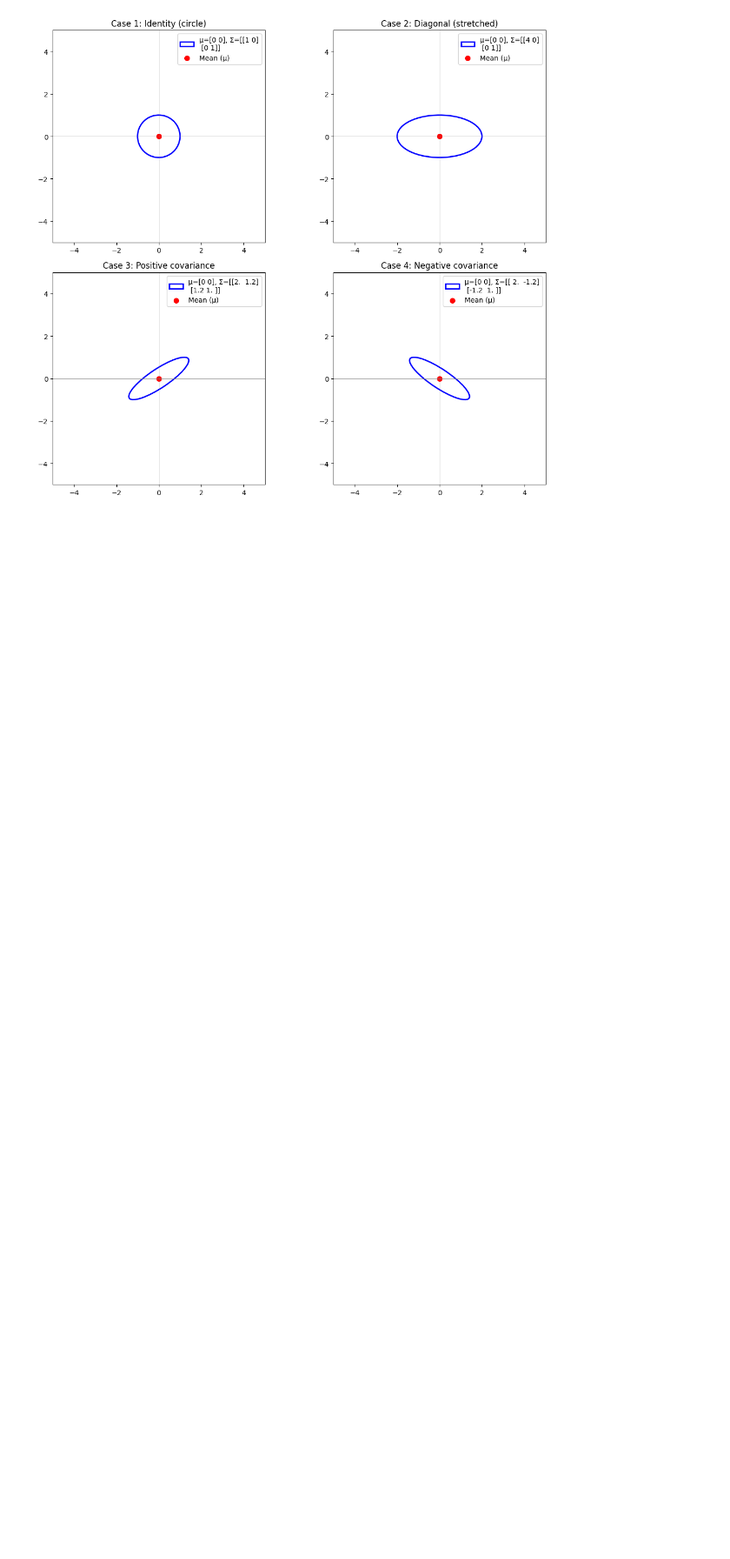
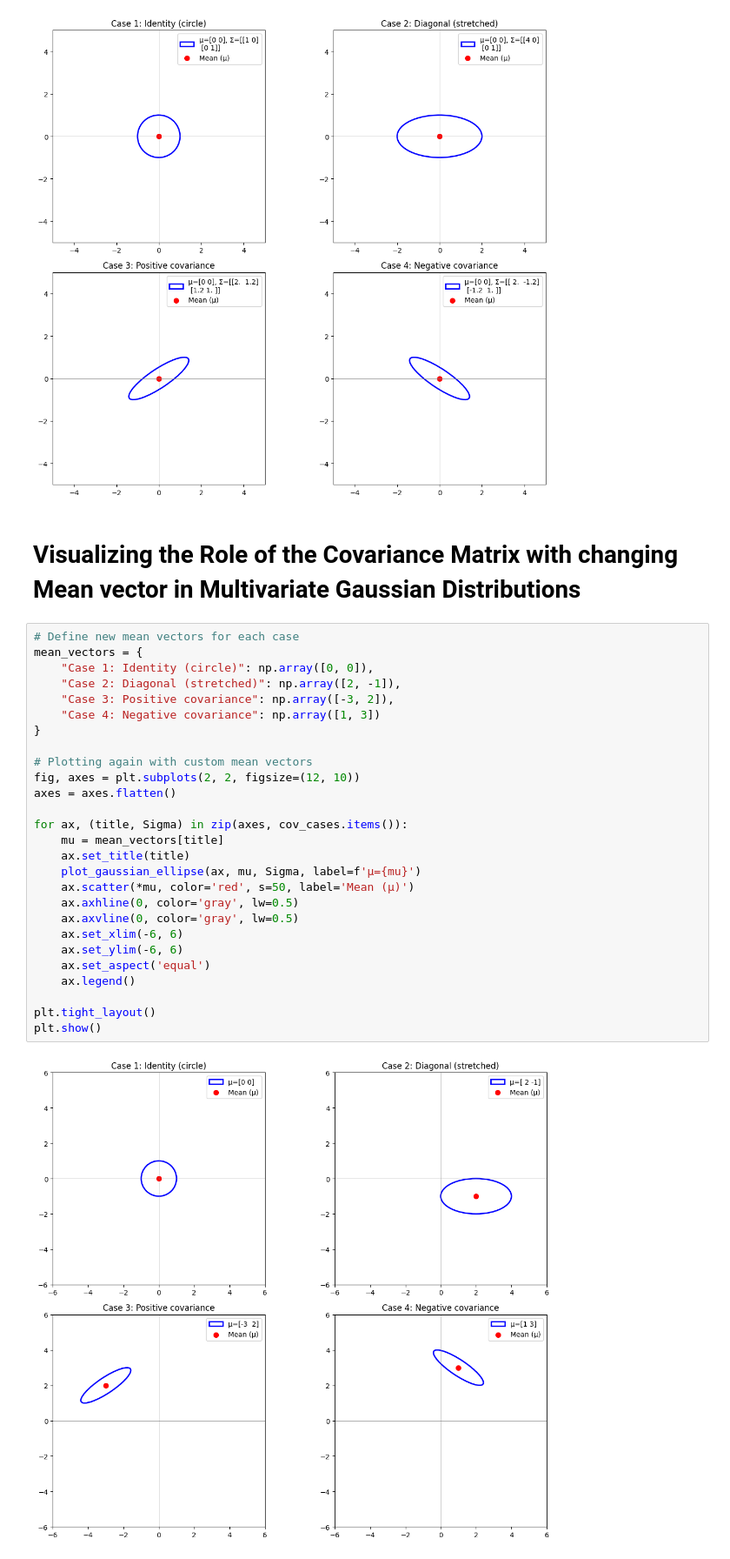
Before and after one commit to santwan/Pattern-Recognition, a Jupyter notebook: Multivariate Gaussian Distribution/Untitled.ipynb, the cells around one changed output. Shown at 87% size. Drawn from its saved outputs; the diff is of its cells as text; blank space fills up the shorter version.

```diff
--- a/Multivariate Gaussian Distribution/Untitled.ipynb
+++ b/Multivariate Gaussian Distribution/Untitled.ipynb
@@ -47,3 +47,34 @@ plt.tight_layout()
 plt.show()
 # %% [output]
 [figure]
+# %% [markdown]
+# Visualizing the Role of the Covariance Matrix with changing Mean vector in Multivariate Gaussian Distributions
+# %%
+# Define new mean vectors for each case
+mean_vectors = {
+    "Case 1: Identity (circle)": np.array([0, 0]),
+    "Case 2: Diagonal (stretched)": np.array([2, -1]),
+    "Case 3: Positive covariance": np.array([-3, 2]),
+    "Case 4: Negative covariance": np.array([1, 3])
+}
+
+# Plotting again with custom mean vectors
+fig, axes = plt.subplots(2, 2, figsize=(12, 10))
+axes = axes.flatten()
+
+for ax, (title, Sigma) in zip(axes, cov_cases.items()):
+    mu = mean_vectors[title]
+    ax.set_title(title)
+    plot_gaussian_ellipse(ax, mu, Sigma, label=f'μ={mu}')
+    ax.scatter(*mu, color='red', s=50, label='Mean (μ)')
+    ax.axhline(0, color='gray', lw=0.5)
+    ax.axvline(0, color='gray', lw=0.5)
+    ax.set_xlim(-6, 6)
+    ax.set_ylim(-6, 6)
+    ax.set_aspect('equal')
+    ax.legend()
+
+plt.tight_layout()
+plt.show()
+# %% [output]
+[figure, added]
```
Also changed, not shown: parts of 2 cells of this notebook.
